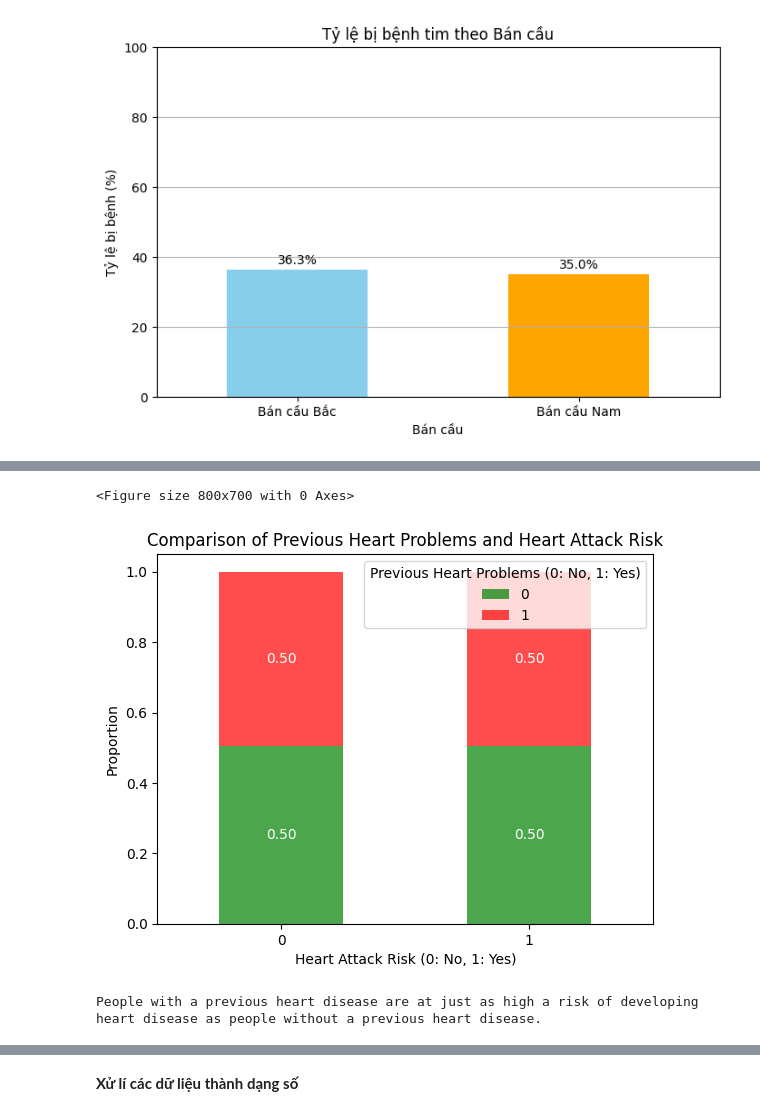
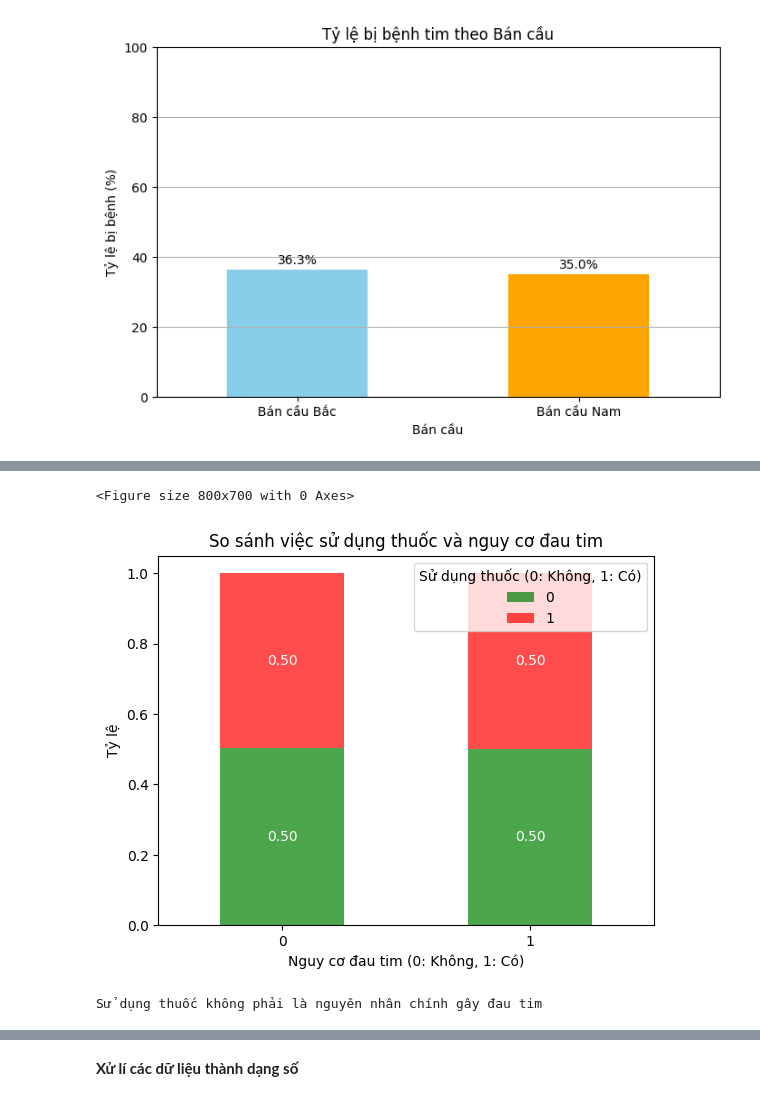
Before and after one commit to thangtrandoan/DataProcessing-Project, a Jupyter notebook: test.ipynb, the cells around one changed output, grey strips where cells are left out. Drawn from its saved outputs; the diff is of its cells as text; code cells hidden in the pictures.

```diff
--- a/test.ipynb
+++ b/test.ipynb
@@ -911,28 +969,28 @@ plt.show()
 # %%
-# Tính tổng số người trong mỗi nhóm Heart Attack Risk
-total_counts = data.groupby('Heart Attack Risk')['Previous Heart Problems'].value_counts(normalize=True).unstack()
+# Tính tổng số người trong mỗi nhóm Nguy cơ đau tim
+total_counts = data.groupby('Heart Attack Risk')['Medication Use'].value_counts(normalize=True).unstack()
 
 # Vẽ biểu đồ barplot
 plt.figure(figsize=(8, 7))
 ax = total_counts.plot(kind='bar', stacked=True, color=['green', 'red'], alpha=0.7)
 
 # Hiển thị số lượng trên đầu mỗi bar
 for container in ax.containers:
     for bar in container:
         height = bar.get_height()  # Lấy chiều cao bar
         if height > 0:  # Kiểm tra để tránh in giá trị 0
             ax.text(bar.get_x() + bar.get_width() / 2., bar.get_y() + height / 2.,
                     f'{height:.2f}', ha='center', va='center', fontsize=10, color='white')
 
 # Cài đặt nhãn và tiêu đề
-plt.title('Comparison of Previous Heart Problems and Heart Attack Risk')
-plt.ylabel('Proportion')
-plt.xlabel('Heart Attack Risk (0: No, 1: Yes)')
+plt.title('So sánh việc sử dụng thuốc và nguy cơ đau tim')
+plt.ylabel('Tỷ lệ')
+plt.xlabel('Nguy cơ đau tim (0: Không, 1: Có)')
 plt.xticks(rotation=0)
-plt.legend(title="Previous Heart Problems (0: No, 1: Yes)")
+plt.legend(title="Sử dụng thuốc (0: Không, 1: Có)")
 plt.show()
-print("People with a previous heart disease are at just as high a risk of developing heart disease as people without a previous heart disease.")
+print("Sử dụng thuốc không phải là nguyên nhân chính gây đau tim")
 # %% [output]
 <Figure size 800x700 with 0 Axes>
-[figure, old version]
+[figure, new version]
-People with a previous heart disease are at just as high a risk of developing heart disease as people without a previous heart disease.
+Sử dụng thuốc không phải là nguyên nhân chính gây đau tim
```
Also changed, not shown: parts of 13 cells of this notebook.
